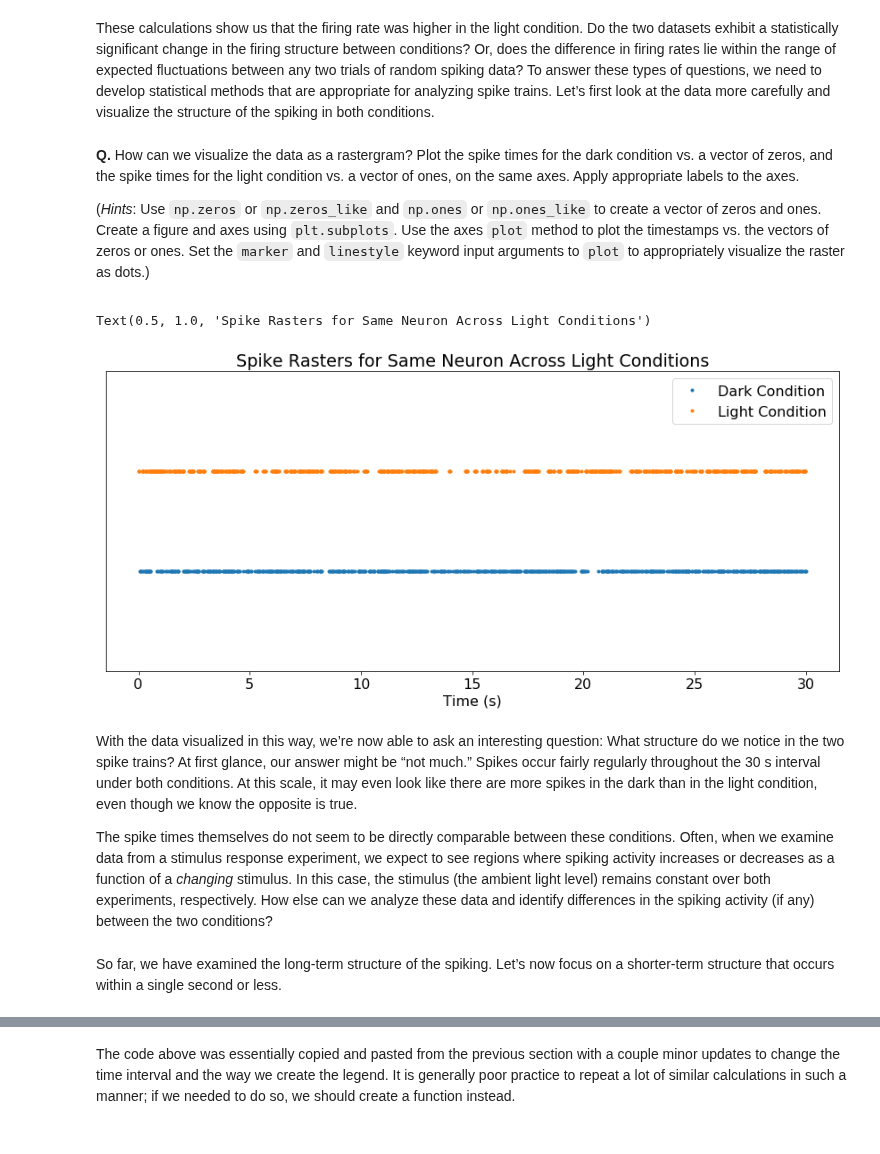
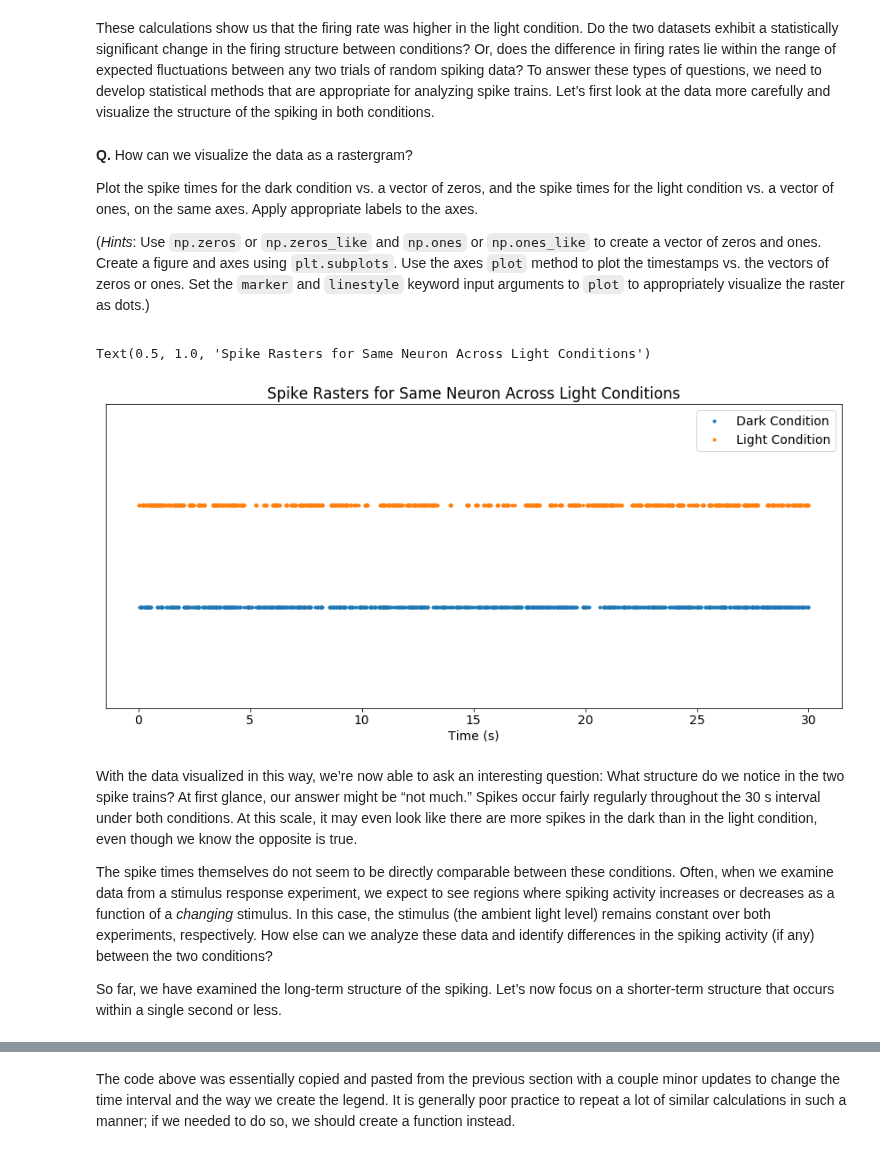
Before and after one commit to jaib1/Case-Studies-Python, a Jupyter notebook: content/08/basic-visualizations-and-descriptive-statistics-of-spike-train-data.ipynb, the cells around one changed output, grey strips where cells are left out. Cells and saved outputs as stored; diff of their text form; code cells hidden in the pictures.

```diff
--- a/content/08/basic-visualizations-and-descriptive-statistics-of-spike-train-data.ipynb
+++ b/content/08/basic-visualizations-and-descriptive-statistics-of-spike-train-data.ipynb
@@ -55,6 +56,7 @@ import scipy
 import scipy.io as sio
 import scipy.stats as stats
 import numpy as np
+from statsmodels.stats.multitest import multipletests
 import matplotlib.pyplot as plt
 from matplotlib import rcParams
 %matplotlib inline
@@ -62,7 +64,7 @@ from matplotlib import rcParams
 # Set defaults for figure size, tight layout, and font size.
 rcParams['figure.figsize'] = (12,6)
 rcParams['figure.autolayout'] = True
-rcParams.update({'font.size': 16})
+rcParams.update({'font.size': 14})
 # %% [markdown]
 <div class="question">
 
@@ -74,7 +76,7 @@ rcParams.update({'font.size': 16})
 # %%
 ## Load and print info on data
 
-data = sio.loadmat('Ch8-spikes-1.mat')
+data = sio.loadmat('CH8-spikes-1.mat')
 data.keys()
 # %% [output]
 dict_keys(['__header__', '__version__', '__globals__', 'SpikesLow', 'SpikesHigh'])
@@ -163,42 +174,39 @@ These calculations show us that the firing rate was higher in the light conditio
 # %% [markdown]
 <div class="question">
 
-**Q.** How can we visualize the data as a rastergram? Plot the spike times for the dark condition vs. a vector of zeros, and the spike times for the light condition vs. a vector of ones, on the same axes. Apply appropriate labels to the axes.
+**Q.** How can we visualize the data as a rastergram?
+
+Plot the spike times for the dark condition vs. a vector of zeros, and the spike times for the light condition vs. a vector of ones, on the same axes. Apply appropriate labels to the axes.
 
 (*Hints*: Use `np.zeros` or `np.zeros_like` and `np.ones` or `np.ones_like` to create a vector of zeros and ones. Create a figure and axes using `plt.subplots`. Use the axes `plot` method to plot the timestamps vs. the vectors of zeros or ones. Set the `marker` and `linestyle` keyword input arguments to `plot` to appropriately visualize the raster as dots.)
 
 </div>
 # %%
 ## Plot rastergrams of spike trains for both conditions
-
-# Set defaults for figure size, tight layout, and font size.
-rcParams['figure.figsize'] = (12,6)
-rcParams['figure.autolayout'] = True
-rcParams.update({'font.size': 16})
 
 # Create a figure.
 fig1, ax1 = plt.subplots()
 # Plot timestamps vs. zeros for dark condition (*Note, it is good practice to set
 # optional input args via keywords, like with `marker='.'` and `linestyle=''` below).
 ax1.plot(ts_dark, np.zeros_like(ts_dark), marker='.', linestyle='')
 # Plot timestamps vs. ones for light condition.
 ax1.plot(ts_light, np.ones_like(ts_light), marker='.', linestyle='')
 ax1.set_xlabel('Time (s)')
 # Zoom out on y axis and hide y ticks.
 ax1.set_ylim([-1, 2])
 ax1.set_yticks([])
 # Add legend and title.
 ax1.legend(['Dark Condition', 'Light Condition'])
 ax1.set_title('Spike Rasters for Same Neuron Across Light Conditions')
 # %% [output]
 Text(0.5, 1.0, 'Spike Rasters for Same Neuron Across Light Conditions')
-[figure, old version]
+[figure, new version]
 # %% [markdown]
 With the data visualized in this way, we’re now able to ask an interesting question: What structure do we notice in the two spike trains? At first glance, our answer might be “not much.” Spikes occur fairly regularly throughout the 30 s interval under both conditions. At this scale, it may even look like there are more spikes in the dark than in the light condition, even though we know the opposite is true.
 
 The spike times themselves do not seem to be directly comparable between these conditions. Often, when we examine data from a stimulus response experiment, we expect to see regions where spiking activity increases or decreases as a function of a *changing* stimulus. In this case, the stimulus (the ambient light level) remains constant over both experiments, respectively. How else can we analyze these data and identify differences in the spiking activity (if any) between the two conditions?
+
+So far, we have examined the long-term structure of the spiking. Let’s now focus on a shorter-term structure that occurs within a single second or less.
-# %% [markdown]
-So far, we have examined the long-term structure of the spiking. Let’s now focus on a shorter-term structure that occurs within a single second or less.
 # %%
 ## Plot rasters to show one second of data for both conditions from T = 10-11 s
 
```
Also changed, not shown: parts of 74 cells of this notebook, 1 other file.
